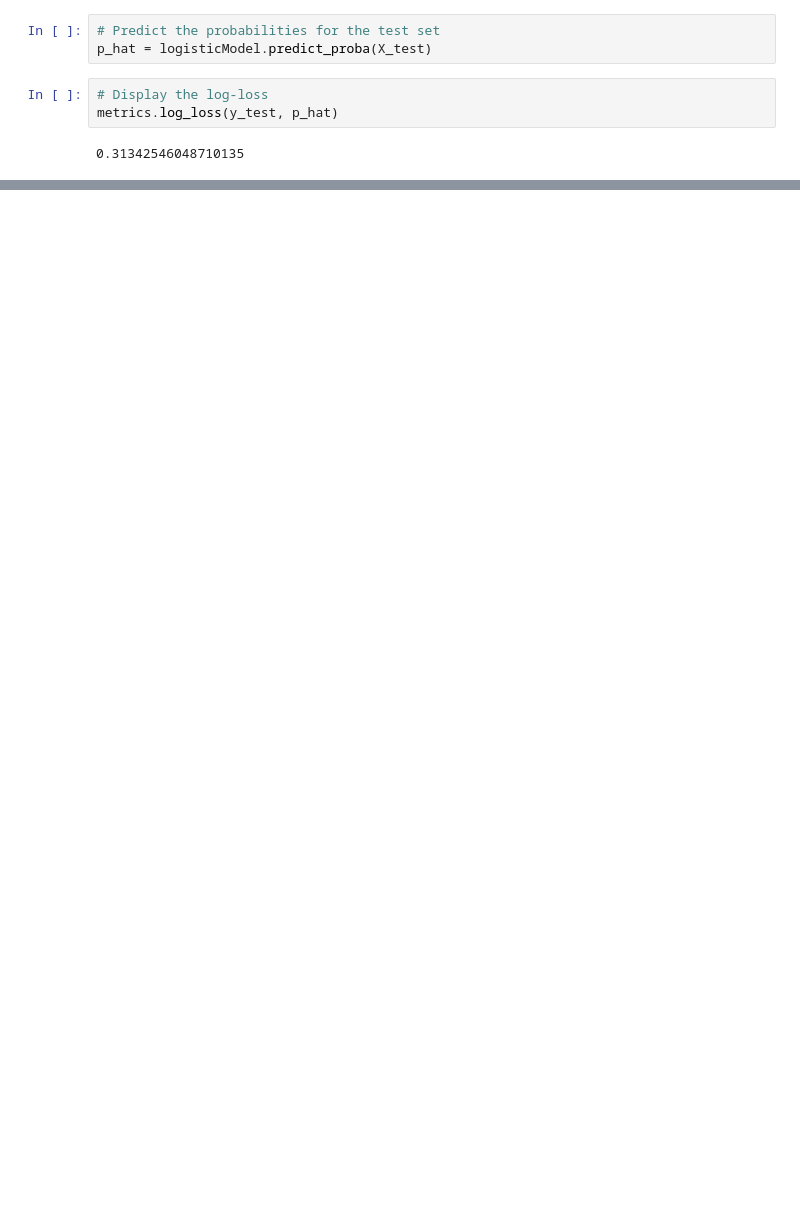
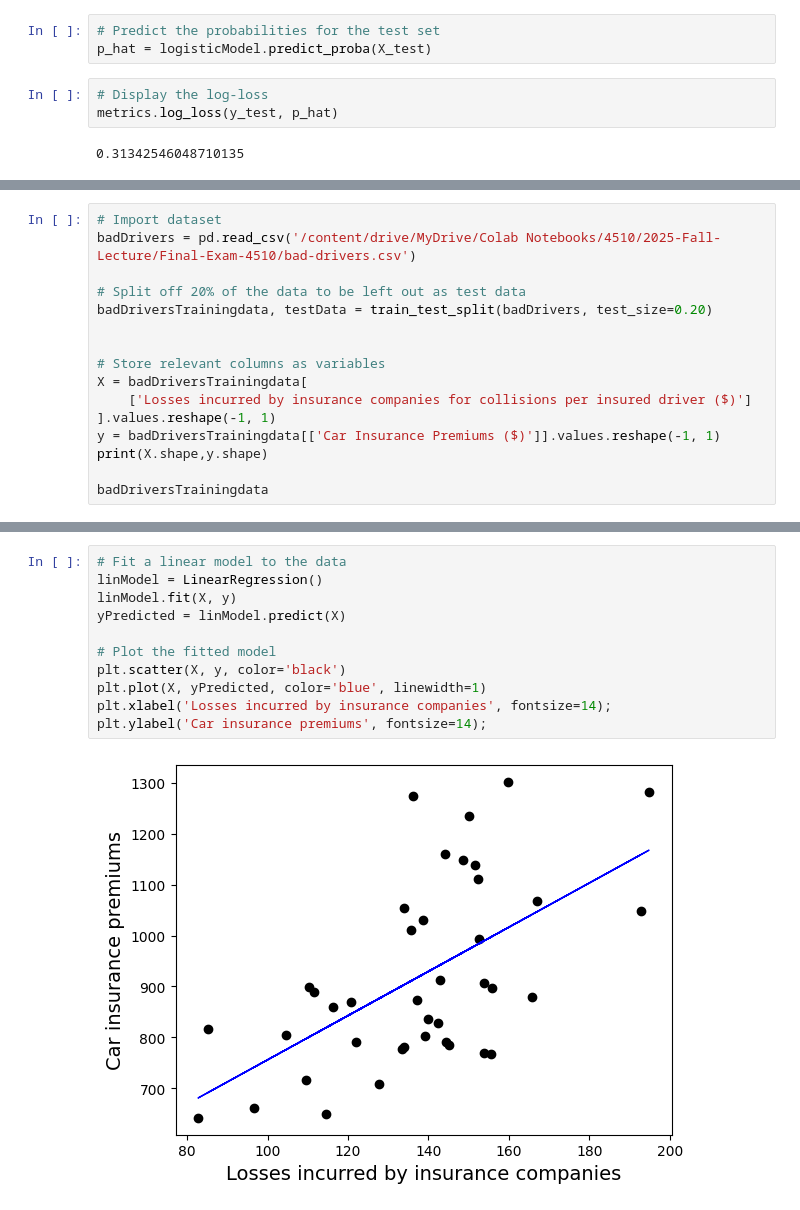
Before and after one commit to clearmindlearn/4510-Fall-2025, a Jupyter notebook: Final-Exam-4510/Final-Exam-4510.ipynb, the cells around one changed output, grey strips where cells are left out. Drawn from its saved outputs; the diff is of its cells as text; blank space fills up the shorter version.

```diff
--- a/Final-Exam-4510/Final-Exam-4510.ipynb
+++ b/Final-Exam-4510/Final-Exam-4510.ipynb
@@ -532,0 +702,16 @@ metrics.log_loss(y_test, p_hat)
+# %%
+# Import dataset
+badDrivers = pd.read_csv('/content/drive/MyDrive/Colab Notebooks/4510/2025-Fall-Lecture/Final-Exam-4510/bad-drivers.csv')
+
+# Split off 20% of the data to be left out as test data
+badDriversTrainingdata, testData = train_test_split(badDrivers, test_size=0.20)
+
+
+# Store relevant columns as variables
+X = badDriversTrainingdata[
+    ['Losses incurred by insurance companies for collisions per insured driver ($)']
+].values.reshape(-1, 1)
+y = badDriversTrainingdata[['Car Insurance Premiums ($)']].values.reshape(-1, 1)
+print(X.shape,y.shape)
+
+badDriversTrainingdata
@@ -532,0 +737,13 @@ metrics.log_loss(y_test, p_hat)
+# %%
+# Fit a linear model to the data
+linModel = LinearRegression()
+linModel.fit(X, y)
+yPredicted = linModel.predict(X)
+
+# Plot the fitted model
+plt.scatter(X, y, color='black')
+plt.plot(X, yPredicted, color='blue', linewidth=1)
+plt.xlabel('Losses incurred by insurance companies', fontsize=14);
+plt.ylabel('Car insurance premiums', fontsize=14);
+# %% [output]
+[figure, added]
```
Also changed, not shown: parts of 72 cells of this notebook, 3 other files.
